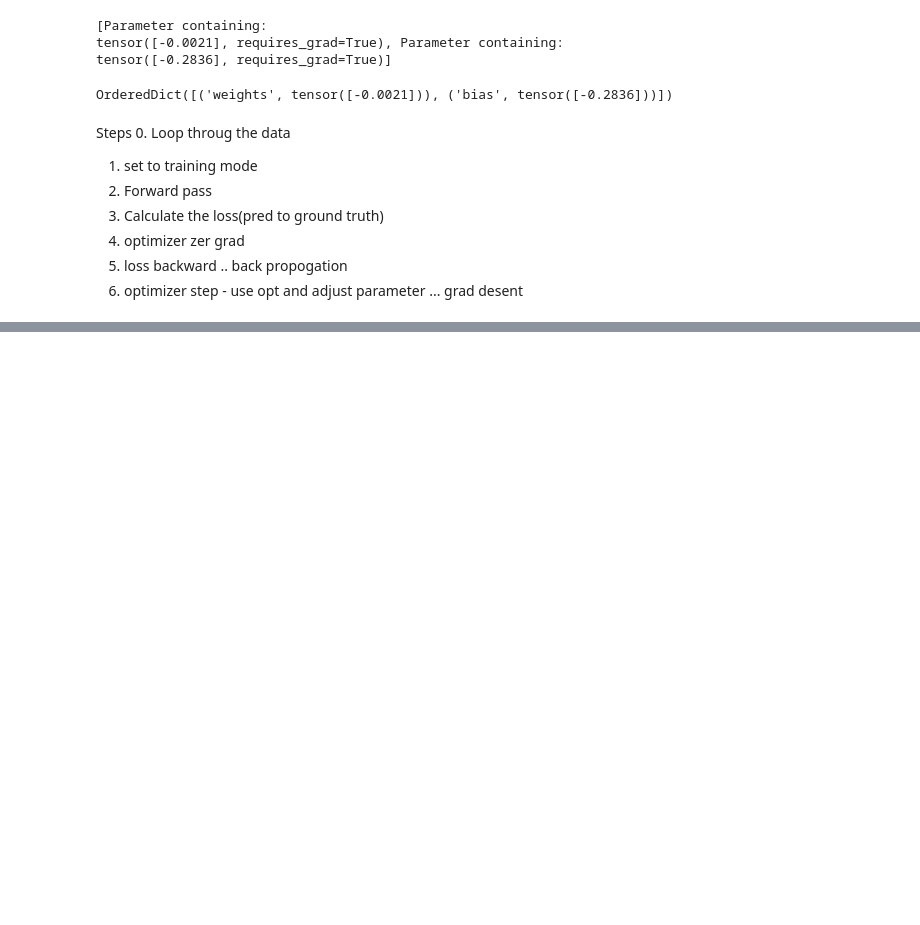
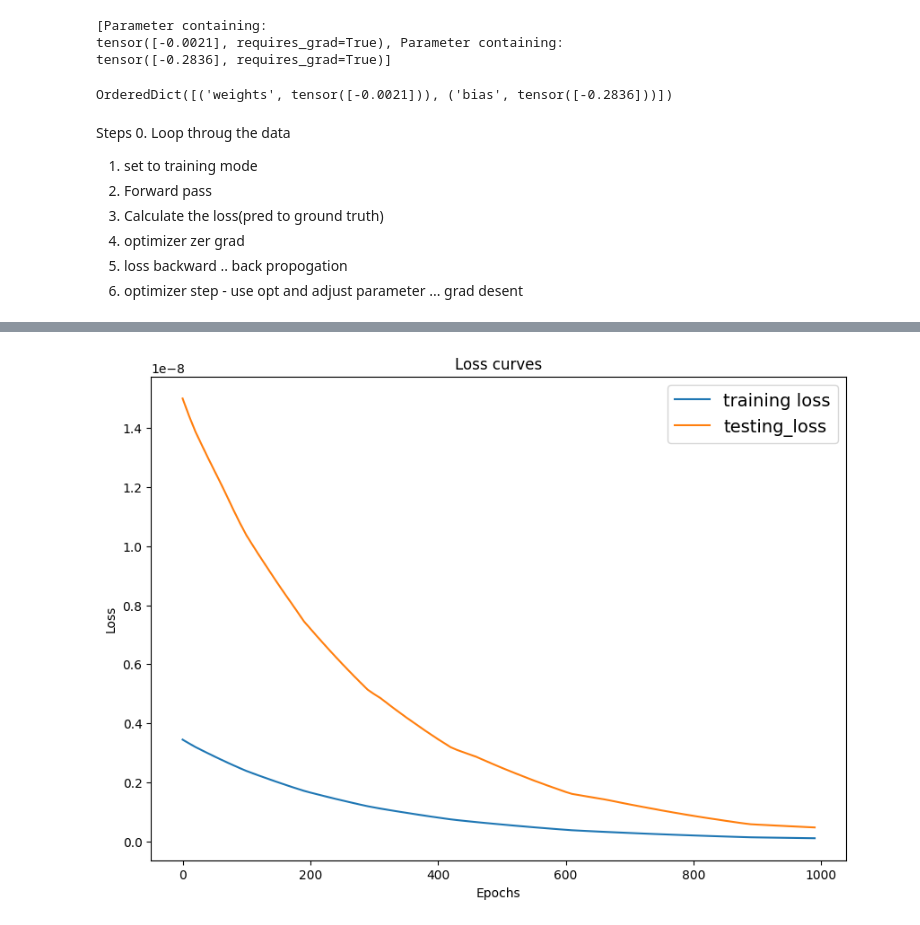
Before and after one commit to AhamedShimak/pytorch, a Jupyter notebook: pytorch_workflow_code_along.ipynb, the cells around one changed output, grey strips where cells are left out. Drawn from its saved outputs; the diff is of its cells as text; code cells hidden in the pictures; blank space fills up the shorter version.

```diff
--- a/pytorch_workflow_code_along.ipynb
+++ b/pytorch_workflow_code_along.ipynb
@@ -202,44 +203,49 @@ Steps
 5. loss backward .. back propogation
 6. optimizer step - use opt and adjust parameter ... grad desent
 # %%
-epochs =100
+epochs =1000
 epoch_track=[]
 training_loss_track=[]
 testing_loss_track=[]
 
 for epoch in range(epochs):
-  print(epochs)
   ####################
   #1
   # set the model to train mode eval mode/train mode
   model_instance_1.train() #set all para that require grad to set require grad
-
   #2
   y_pred=model_instance_1(X_train)
-
   #3
   loss= loss_func(y_pred,y_train)
-
-  loss_track.append(loss.detach())
-  plt.plot(loss_track)
-
   #4
   opt_func.zero_grad( )
-
   #5
   loss.backward()
-
   #6
   opt_func.step()
+
   ################
   #testing
   model_instance_1.eval()
-
   with torch.inference_mode():
     # do forwrd
     test_pred=model_instance_1(X_test)
 
     #calc loss
     test_loss =loss_func(test_pred,y_test)
+  if epoch%10==0:
+    epoch_track.append(epoch)
+    training_loss_track.append(loss.detach())
+    testing_loss_track.append(test_loss.detach())
 
-  print(f"Epoc:{epoch} Train loss: {loss} Test loss: {test_loss}")
+    print(f"Epoc:{epoch} Train loss: {loss} Test loss: {test_loss}")
+
+#plot
+plt.figure(figsize=(10, 7))
+plt.plot(epoch_track, training_loss_track, label="training loss")
+plt.plot(epoch_track, testing_loss_track, label="testing_loss")
+plt.title("Loss curves")
+plt.xlabel("Epochs")
+plt.ylabel("Loss")
+plt.legend(prop={"size": 14});
+# %% [output]
@@ -246 +269,2 @@ for epoch in range(epochs):
+[figure, added]
 # %%
```
Also changed, not shown: parts of 5 cells of this notebook.
